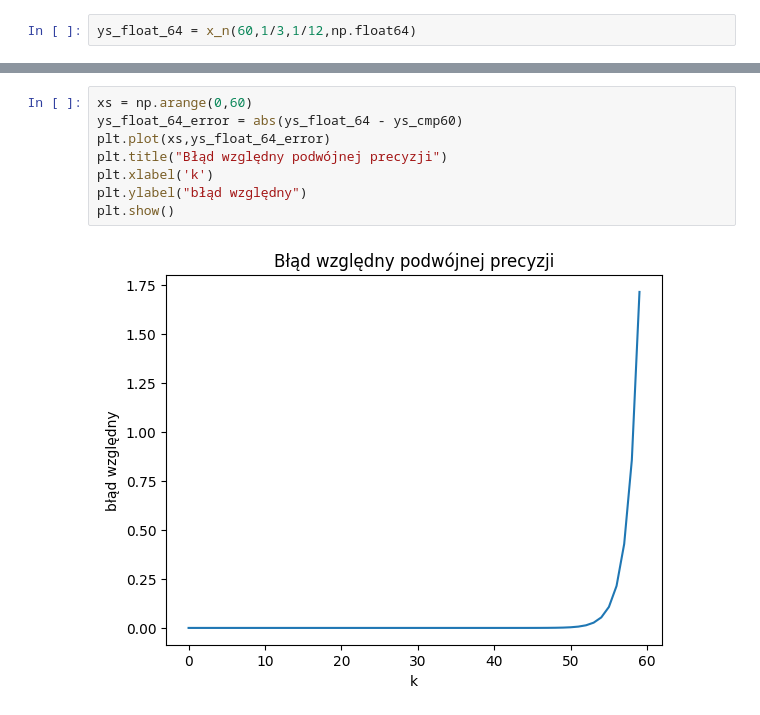
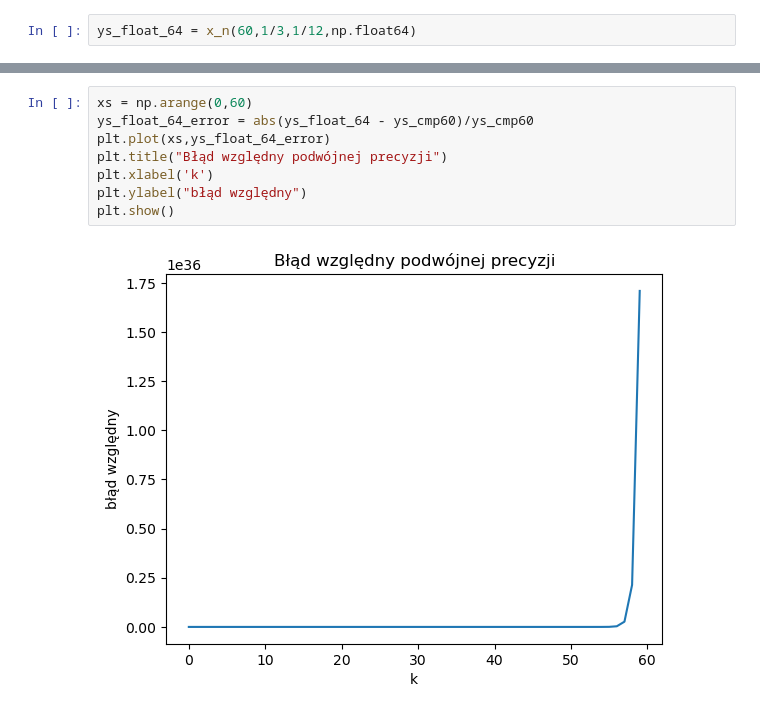
Before and after one commit to domino644/mownit, a Jupyter notebook: lab1/zad2.ipynb, the cells around one changed output, grey strips where cells are left out. Drawn from its saved outputs; the diff is of its cells as text.

```diff
--- a/lab1/zad2.ipynb
+++ b/lab1/zad2.ipynb
@@ -81,13 +83,13 @@ plt.show()
 # %%
 xs = np.arange(0,60)
-ys_float_64_error = abs(ys_float_64 - ys_cmp60)
+ys_float_64_error = abs(ys_float_64 - ys_cmp60)/ys_cmp60
 plt.plot(xs,ys_float_64_error)
 plt.title("Błąd względny podwójnej precyzji")
 plt.xlabel('k')
 plt.ylabel("błąd względny")
 plt.show()
 # %% [output]
-[figure, old version]
+[figure, new version]
 # %%
 df225 = pd.DataFrame()
 df225["float32"] = ys_float_32
```
Also changed, not shown: parts of 9 cells of this notebook.
